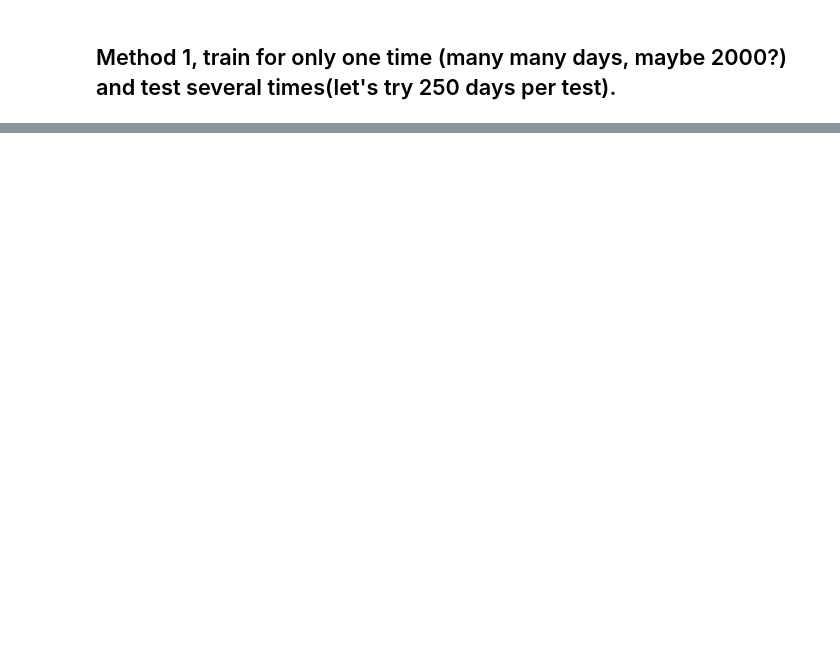
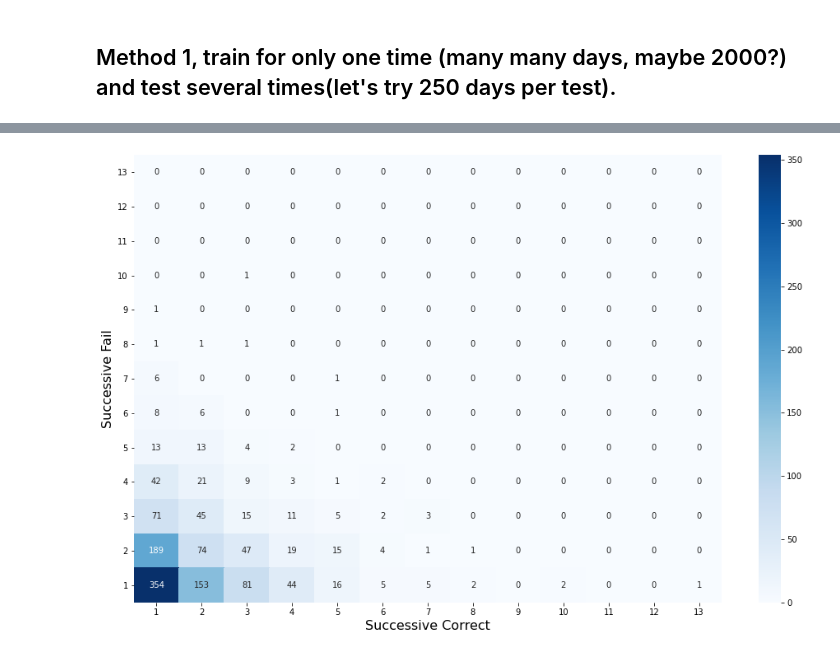
Before and after one commit to SimpleLonely/1218, a Jupyter notebook: src/packed_backtest.ipynb, the cells around one changed output, grey strips where cells are left out. Drawn from its saved outputs; the diff is of its cells as text; code cells hidden in the pictures; blank space fills up the shorter version.

```diff
--- a/src/packed_backtest.ipynb
+++ b/src/packed_backtest.ipynb
@@ -133,0 +275,10 @@ TypeError: unsupported format string passed to NoneType.__format__
+# %%
+plt.figure(figsize=(16,10))
+fail_result = pd.DataFrame(fail_result).sort_index(ascending=False)
+sns.heatmap(fail_result.iloc[:-1,1:],cmap='Blues',annot=True, fmt='.0f')
+plt.yticks(rotation=0)
+plt.xlabel('Successive Correct',fontsize=16)
+plt.ylabel('Successive Fail',fontsize=16)
+plt.show()
+# %% [output]
+[figure, added]
```
Also changed, not shown: parts of 12 cells of this notebook, 2 other files.
